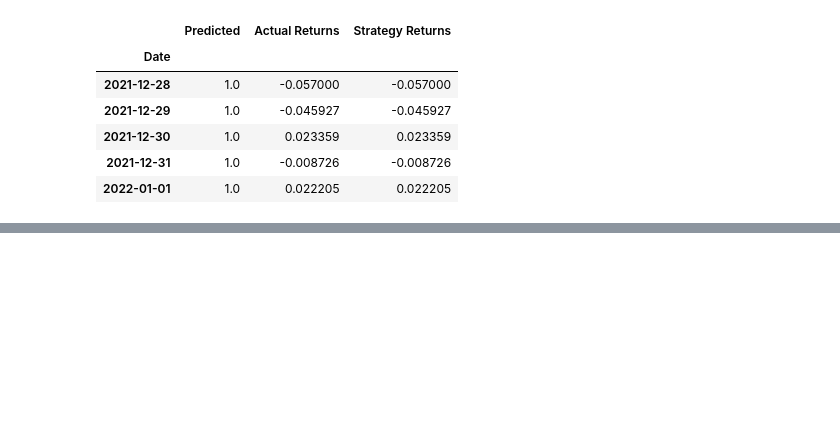
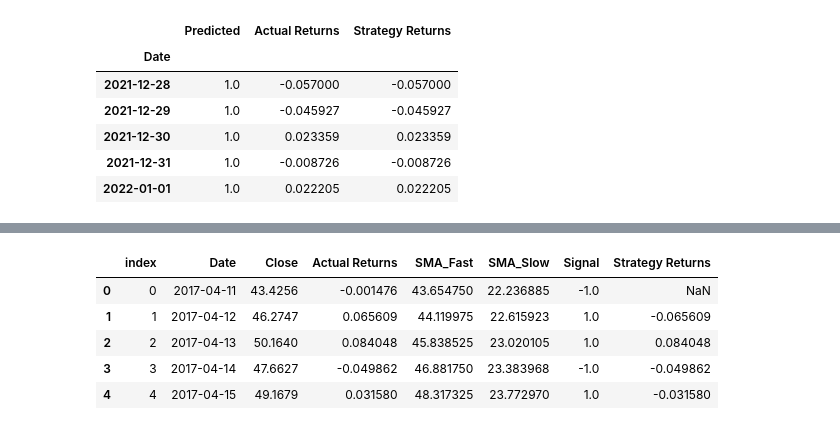
Before and after one commit to Yemi99/project-machine, a Jupyter notebook: Eth_Prices_2.ipynb, the cells around one changed output, grey strips where cells are left out. Cells and saved outputs as stored; diff of their text form; code cells hidden in the pictures; blank space fills up the shorter version.

Commit message:
new ml model

```diff
--- a/Eth_Prices_2.ipynb
+++ b/Eth_Prices_2.ipynb
@@ -382,3 +384,13 @@ display(predictions_df.tail())
 (1 + predictions_df2[["Actual Returns", "Strategy Returns"]]).cumprod().hvplot()
 # %% [output]
 [interactive output not drawn]
+# %%
+##NEW long short-term memory (LSTM) model begins
+signals_df.head()
+# %% [output]
+|  | index | Date | Close | Actual Returns | SMA_Fast | SMA_Slow | Signal | Strategy Returns |
+| 0 | 0 | 2017-04-11 | 43.4256 | -0.001476 | 43.654750 | 22.236885 | -1.0 | NaN |
+| 1 | 1 | 2017-04-12 | 46.2747 | 0.065609 | 44.119975 | 22.615923 | 1.0 | -0.065609 |
+| 2 | 2 | 2017-04-13 | 50.1640 | 0.084048 | 45.838525 | 23.020105 | 1.0 | 0.084048 |
+| 3 | 3 | 2017-04-14 | 47.6627 | -0.049862 | 46.881750 | 23.383968 | -1.0 | -0.049862 |
+| 4 | 4 | 2017-04-15 | 49.1679 | 0.031580 | 48.317325 | 23.772970 | 1.0 | -0.031580 |
```
Also changed, not shown: parts of 9 cells of this notebook.
